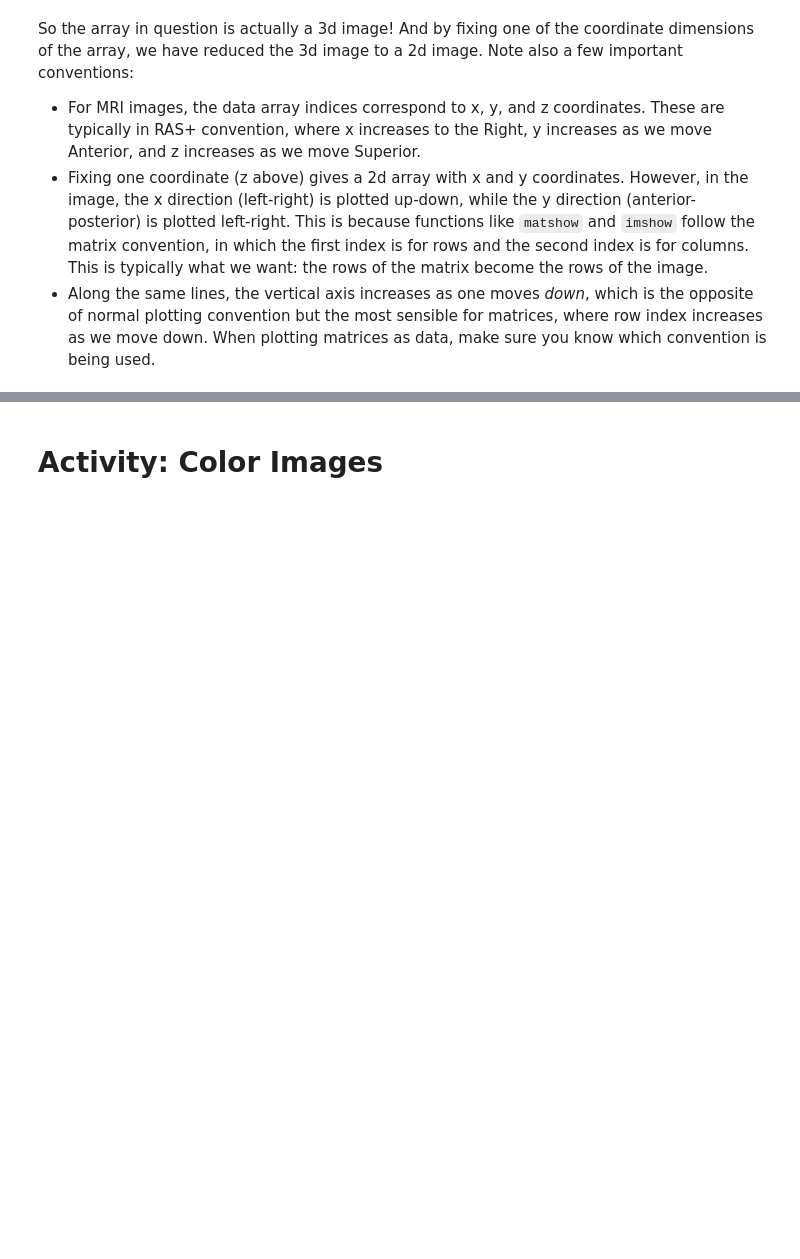
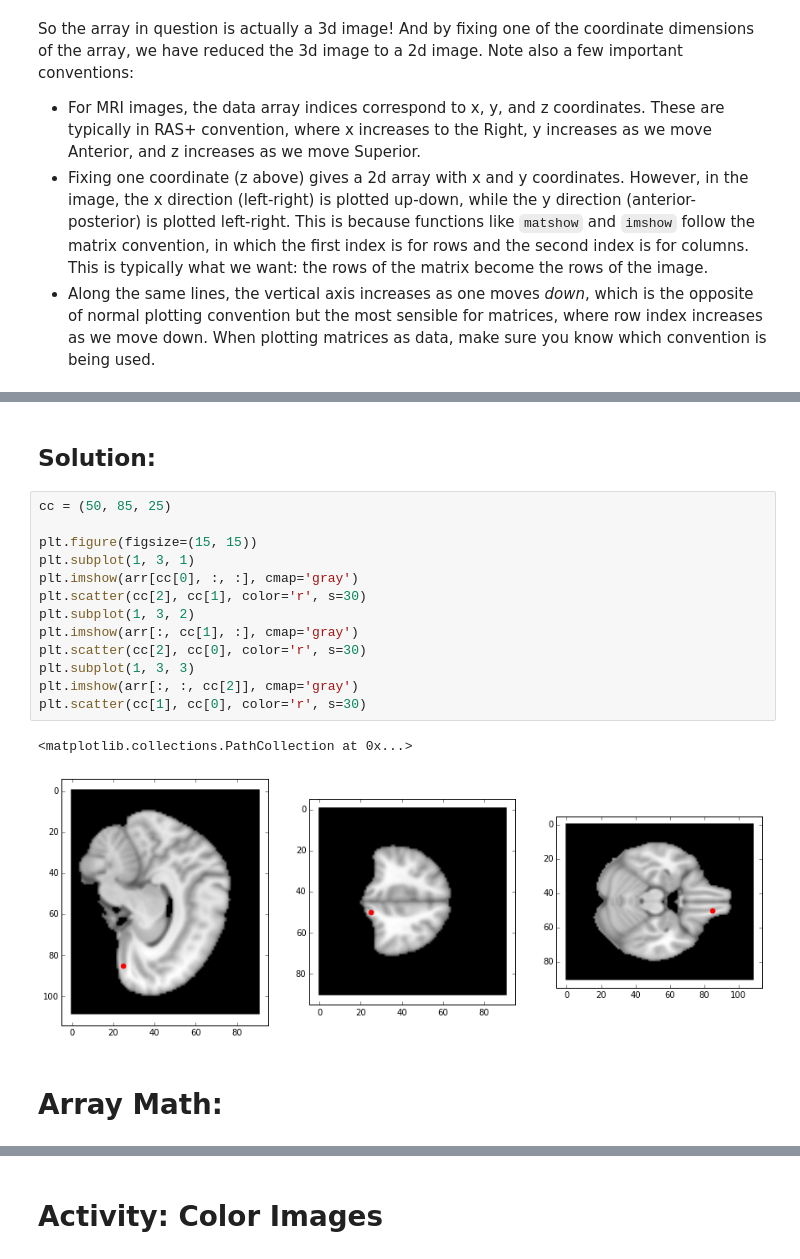
Before and after one commit to jmxpearson/DIBS_materials, a Jupyter notebook: python/Working with Array Data.ipynb, the cells around one changed output, grey strips where cells are left out. Cells and saved outputs as stored; diff of their text form; blank space fills up the shorter version.

```diff
--- a/python/Working with Array Data.ipynb
+++ b/python/Working with Array Data.ipynb
@@ -246,0 +266,20 @@ So the array in question is actually a 3d image! And by fixing one of the coordi
+# %% [markdown]
+## Solution:
+# %%
+cc = (50, 85, 25)
+
+plt.figure(figsize=(15, 15))
+plt.subplot(1, 3, 1)
+plt.imshow(arr[cc[0], :, :], cmap='gray')
+plt.scatter(cc[2], cc[1], color='r', s=30)
+plt.subplot(1, 3, 2)
+plt.imshow(arr[:, cc[1], :], cmap='gray')
+plt.scatter(cc[2], cc[0], color='r', s=30)
+plt.subplot(1, 3, 3)
+plt.imshow(arr[:, :, cc[2]], cmap='gray')
+plt.scatter(cc[1], cc[0], color='r', s=30)
+# %% [output]
+<matplotlib.collections.PathCollection at 0x...>
+[figure, added]
+# %% [markdown]
+# Array Math:
```
Also changed, not shown: parts of 35 cells of this notebook.
